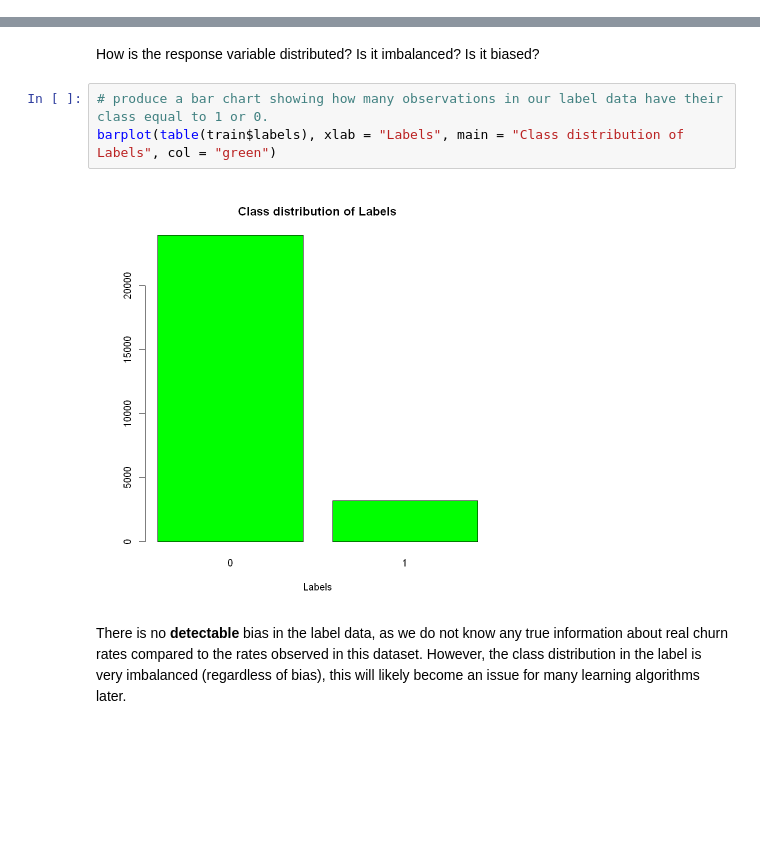
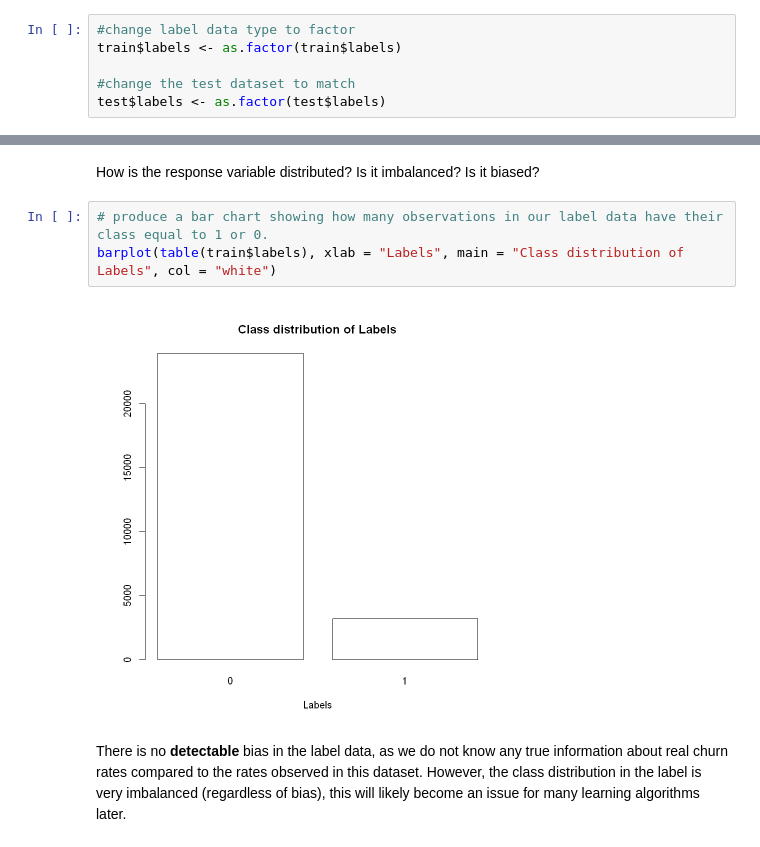
Before and after one commit to 20spaghetti/Customer-Churn-Prediction, a Jupyter notebook: Customer Churn Prediction.ipynb, the cells around one changed output, grey strips where cells are left out. Cells and saved outputs as stored; diff of their text form; blank space fills up the shorter version.

Commit message:
Bivariate charts complete

```diff
--- a/Customer Churn Prediction.ipynb
+++ b/Customer Churn Prediction.ipynb
@@ -96,3 +88,9 @@ str(train)
+# %%
+#change label data type to factor
+train$labels <- as.factor(train$labels)
+
+#change the test dataset to match
+test$labels <- as.factor(test$labels)
 # %% [markdown]
 We want to be certain that the two test and train datasets are compatible with one another. Do they have the same data types? The same features in each?
 # %%
@@ -134,9 +143,9 @@ The test dataset makes up one fifth of our total data
 How is the response variable distributed? Is it imbalanced? Is it biased?
 # %%
 # produce a bar chart showing how many observations in our label data have their class equal to 1 or 0.
-barplot(table(train$labels), xlab = "Labels", main = "Class distribution of Labels", col = "green")
+barplot(table(train$labels), xlab = "Labels", main = "Class distribution of Labels", col = "white")
 # %% [output]
-[figure, old version]
+[figure, new version]
 # %% [markdown]
 There is no **detectable** bias in the label data, as we do not know any true information about real churn rates compared to the rates observed in this dataset. However, the class distribution in the label is very imbalanced (regardless of bias), this will likely become an issue for many learning algorithms later.
 # %% [markdown]
```
Also changed, not shown: parts of 59 cells of this notebook.
